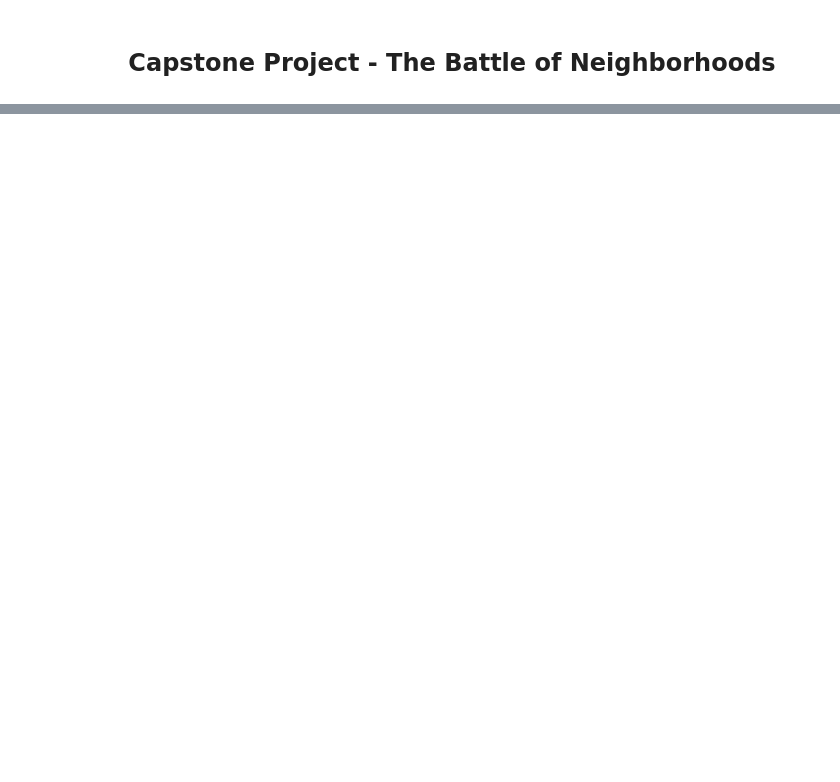
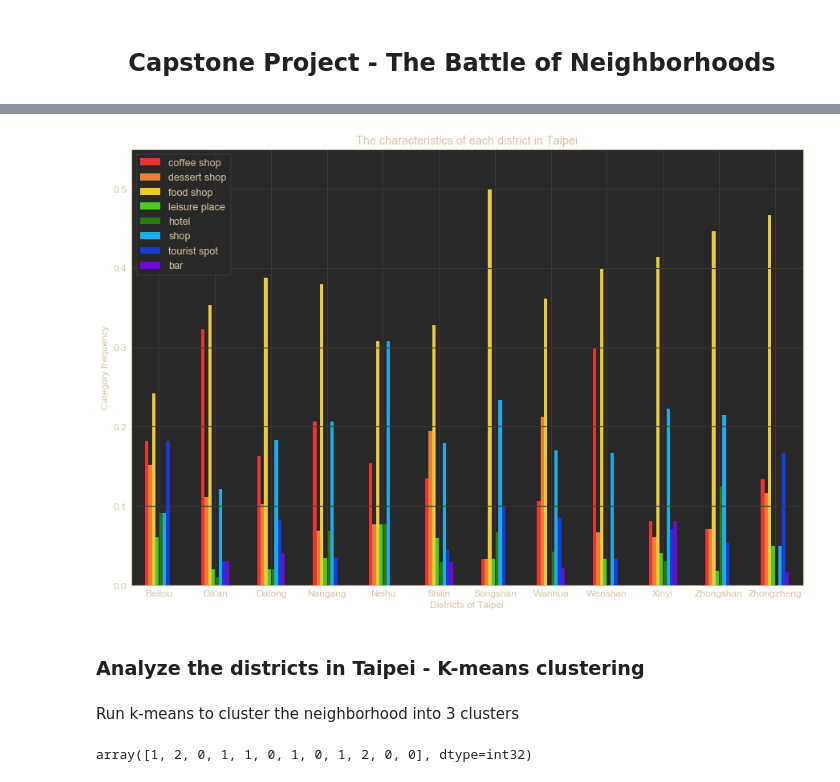
Before and after one commit to allisontw/Coursera_Capstone, a Jupyter notebook: Assignment_Capstone_project_The_battle_of_neighborhoods.ipynb, the cells around one changed output, grey strips where cells are left out. Cells and saved outputs as stored; diff of their text form; code cells hidden in the pictures; blank space fills up the shorter version.

```diff
--- a/Assignment_Capstone_project_The_battle_of_neighborhoods.ipynb
+++ b/Assignment_Capstone_project_The_battle_of_neighborhoods.ipynb
@@ -55,0 +350,15 @@ df
+# %%
+# One hot encoding
+tp_onehot = pd.get_dummies( tp_df[['category_2']], prefix = "", prefix_sep = "" )
+
+# Add district column back to dataframe
+tp_onehot['district'] = tp_df['district']
+tp_onehot['ori_category'] = tp_df['category']
+
+# Move district and category column to the first and second columns
+fixed_columns = [tp_onehot.columns[-2], tp_onehot.columns[-1]] + list( tp_onehot.columns[:-2] )
+tp_onehot = tp_onehot[fixed_columns]
+
+# Check the new dataframe tp_onehot
+print( "tp_onehot.shape = {}".format( tp_onehot.shape ) )
+tp_onehot.head()
@@ -55,0 +375,7 @@ df
+# %%
+tp_grouped = tp_onehot.groupby( 'district' ).mean().reset_index()
+
+# Add venue density for further use
+tp_grouped['venue_density'] = ( tp_venues.groupby( 'district' ).count()['v_name'] / ( ( RADIUS * 0.001 ) * ( RADIUS * 0.001 ) ) ).values
+tp_grouped
+#tp_venues.groupby( 'district' ).count()['v_name'] / ( ( RADIUS * 0.001 ) * ( RADIUS * 0.001 ) )
@@ -55,0 +396,31 @@ df
+# %%
+import matplotlib.pyplot as plt
+% matplotlib inline
+
+colors = ['#ea3333','#ea7f33','#eacb33','#49cc21', '#287a0f','#1cacea','#173cd3','#6b0cd1']
+ax = tp_grouped[new_category].plot( kind = 'bar',
+                                    title = "The characteristics of each district in Taipei",
+                                    figsize = ( 15, 10 ),
+                                    legend = True,
+                                    fontsize = 12,
+                                    color = colors )
+ax.set_xlabel( "Districts of Taipei", fontsize = 12 )
+ax.set_ylabel( "Category frequency", fontsize = 12 )
+ax.set_xticklabels( tp_grouped['district'], rotation = 0, fontsize = 12 )
+ax.margins( 0.1 )
+plt.show()
+# %% [output]
+[figure, added]
+# %% [markdown]
+### Analyze the districts in Taipei - K-means clustering
+# %% [markdown]
+Run k-means to cluster the neighborhood into 3 clusters
+# %%
+from sklearn.cluster import KMeans
+K_CLUSTER = 3
+kmeans = KMeans( n_clusters = K_CLUSTER, random_state = 0 ).fit( tp_grouped[new_category + ['venue_density']] )
+
+# check cluster labels generated for each row in the dataframe
+kmeans.labels_
+# %% [output]
+array([1, 2, 0, 1, 1, 0, 1, 0, 1, 2, 0, 0], dtype=int32)
```
Also changed, not shown: parts of 53 cells of this notebook, 2 other files.
